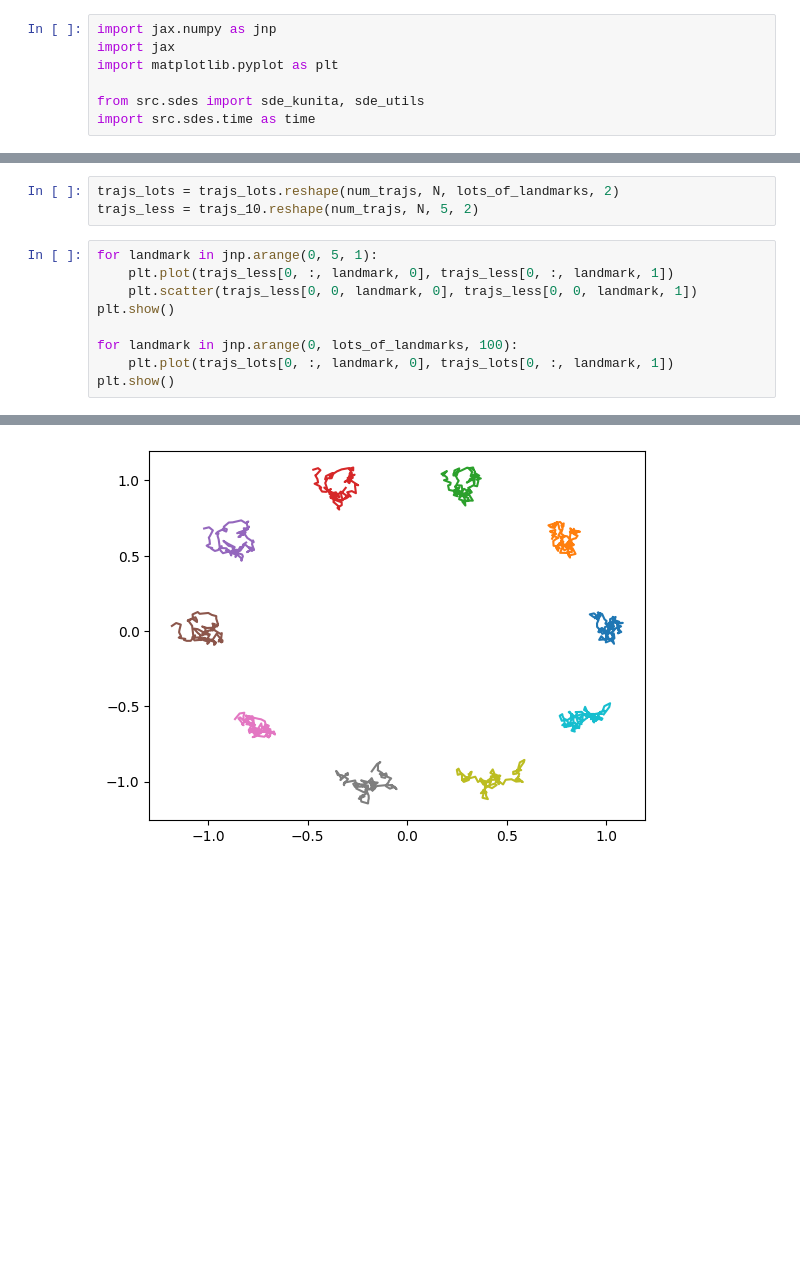
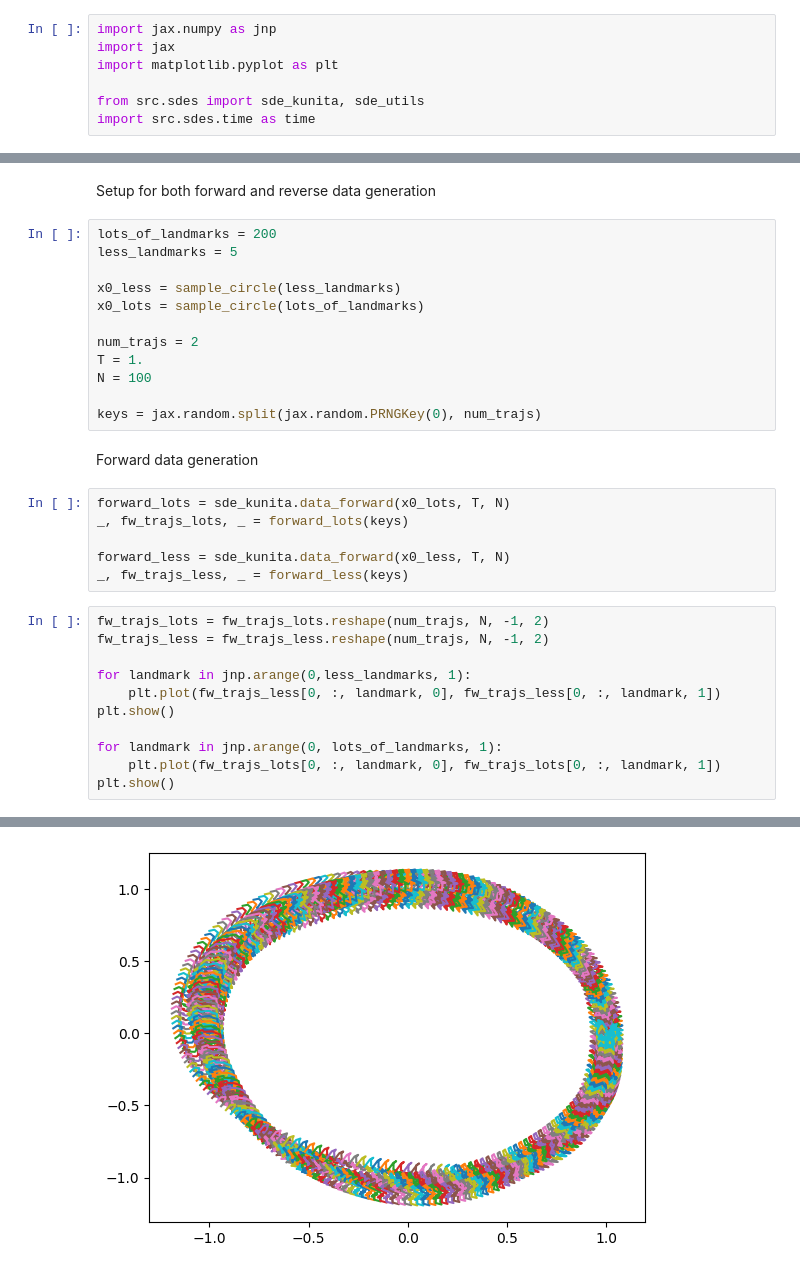
Before and after one commit to libbylbaker/forward_bridge, a Jupyter notebook: experiments/data_exploration/kunita.ipynb, the cells around one changed output, grey strips where cells are left out. Drawn from its saved outputs; the diff is of its cells as text; blank space fills up the shorter version.

```diff
--- a/experiments/data_exploration/kunita.ipynb
+++ b/experiments/data_exploration/kunita.ipynb
@@ -38,15 +20,36 @@ _, trajs_10, _ = data_fn_less(keys)
-# %%
-trajs_lots = trajs_lots.reshape(num_trajs, N, lots_of_landmarks, 2)
-trajs_less = trajs_10.reshape(num_trajs, N, 5, 2)
+# %% [markdown]
+Setup for both forward and reverse data generation
+# %%
+lots_of_landmarks = 200
+less_landmarks = 5
+
+x0_less = sample_circle(less_landmarks)
+x0_lots = sample_circle(lots_of_landmarks)
+
+num_trajs = 2
+T = 1.
+N = 100
+
+keys = jax.random.split(jax.random.PRNGKey(0), num_trajs)
+# %% [markdown]
+Forward data generation
+# %%
+forward_lots = sde_kunita.data_forward(x0_lots, T, N)
+_, fw_trajs_lots, _ = forward_lots(keys)
+
+forward_less = sde_kunita.data_forward(x0_less, T, N)
+_, fw_trajs_less, _ = forward_less(keys)
 # %%
-for landmark in jnp.arange(0, 5, 1):
-    plt.plot(trajs_less[0, :, landmark, 0], trajs_less[0, :, landmark, 1])
-    plt.scatter(trajs_less[0, 0, landmark, 0], trajs_less[0, 0, landmark, 1])
+fw_trajs_lots = fw_trajs_lots.reshape(num_trajs, N, -1, 2)
+fw_trajs_less = fw_trajs_less.reshape(num_trajs, N, -1, 2)
+
+for landmark in jnp.arange(0,less_landmarks, 1):
+    plt.plot(fw_trajs_less[0, :, landmark, 0], fw_trajs_less[0, :, landmark, 1])
 plt.show()
 
-for landmark in jnp.arange(0, lots_of_landmarks, 100):
-    plt.plot(trajs_lots[0, :, landmark, 0], trajs_lots[0, :, landmark, 1])
+for landmark in jnp.arange(0, lots_of_landmarks, 1):
+    plt.plot(fw_trajs_lots[0, :, landmark, 0], fw_trajs_lots[0, :, landmark, 1])
 plt.show()
 # %% [output]
 [figure]
-[figure, old version]
+[figure, new version]
```
Also changed, not shown: parts of 10 cells of this notebook, 1 other file.
